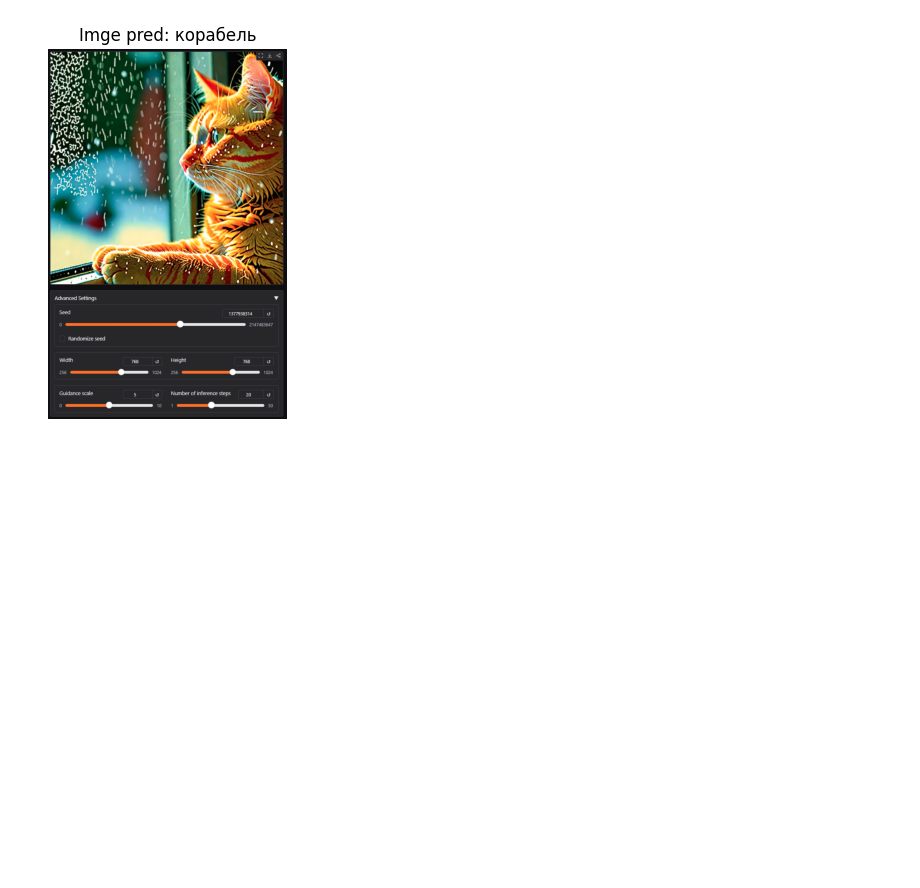
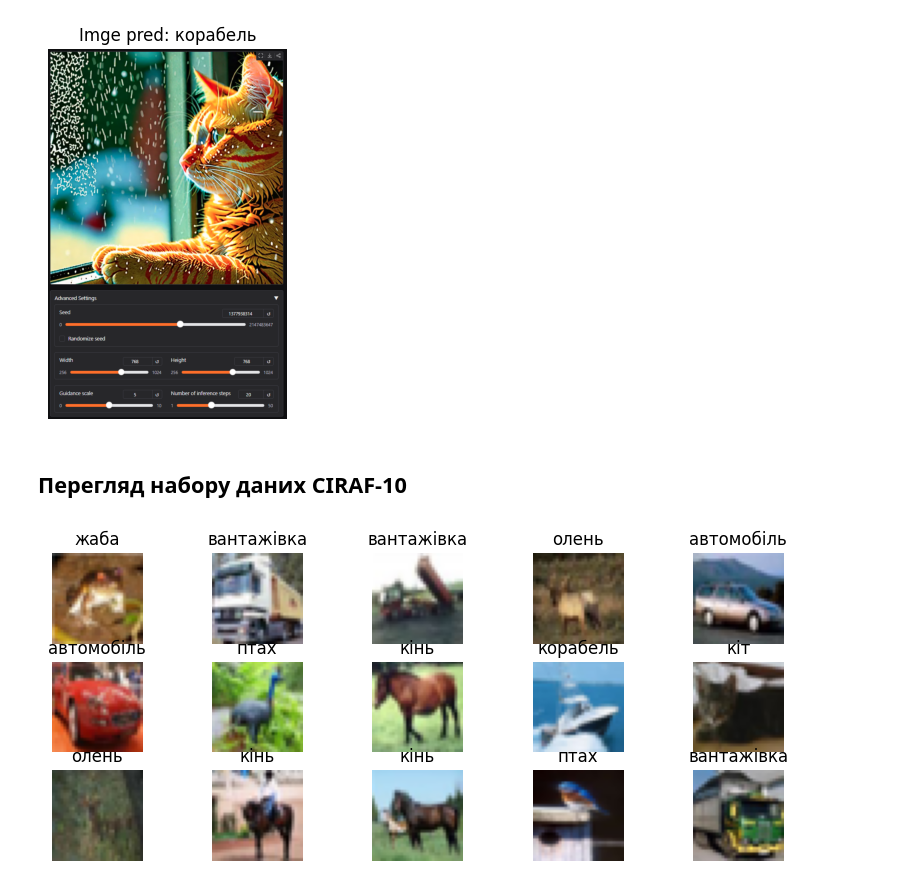
Before and after one commit to KsiuTretyakova/MachineLearning, a Jupyter notebook: Класифікація_зображень_2026.ipynb, the cells around one changed output. Drawn from its saved outputs; the diff is of its cells as text; code cells hidden in the pictures; blank space fills up the shorter version.

Commit message:
imshow CIRAF-10

```diff
--- a/Класифікація_зображень_2026.ipynb
+++ b/Класифікація_зображень_2026.ipynb
@@ -237,3 +234,21 @@ Pred: 5 (собака) - on 93.98%
 1/1 ━━━━━━━━━━━━━━━━━━━━ 0s 44ms/step
 Pred: 8 (корабель) - on 63.80%
 [figure]
+# %% [markdown]
+## Перегляд набору даних CIRAF-10
+# %%
+# import ..
+# (X_train, y_train), (X_test, y_test) = ..
+# class_name = ..
+
+plt.figure(figsize=(10, 4))
+
+for i in range(15):
+  plt.subplot(3, 5, i + 1)
+  plt.imshow(X_train[i])
+  plt.title(class_name[y_train[i][0]])
+  plt.axis('off')
+
+plt.show()
+# %% [output]
+[figure, added]
```
Also changed, not shown: parts of 1 cell of this notebook.
